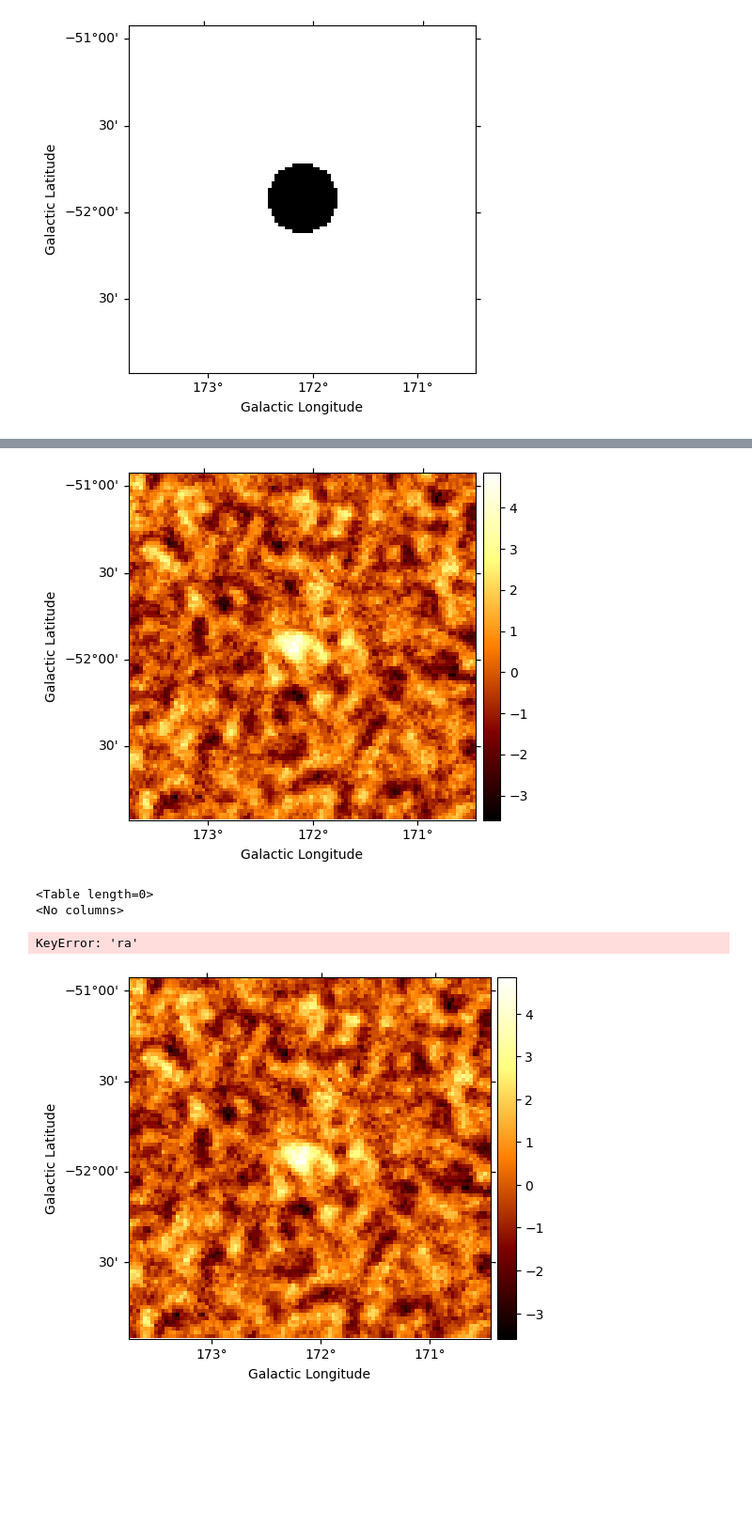
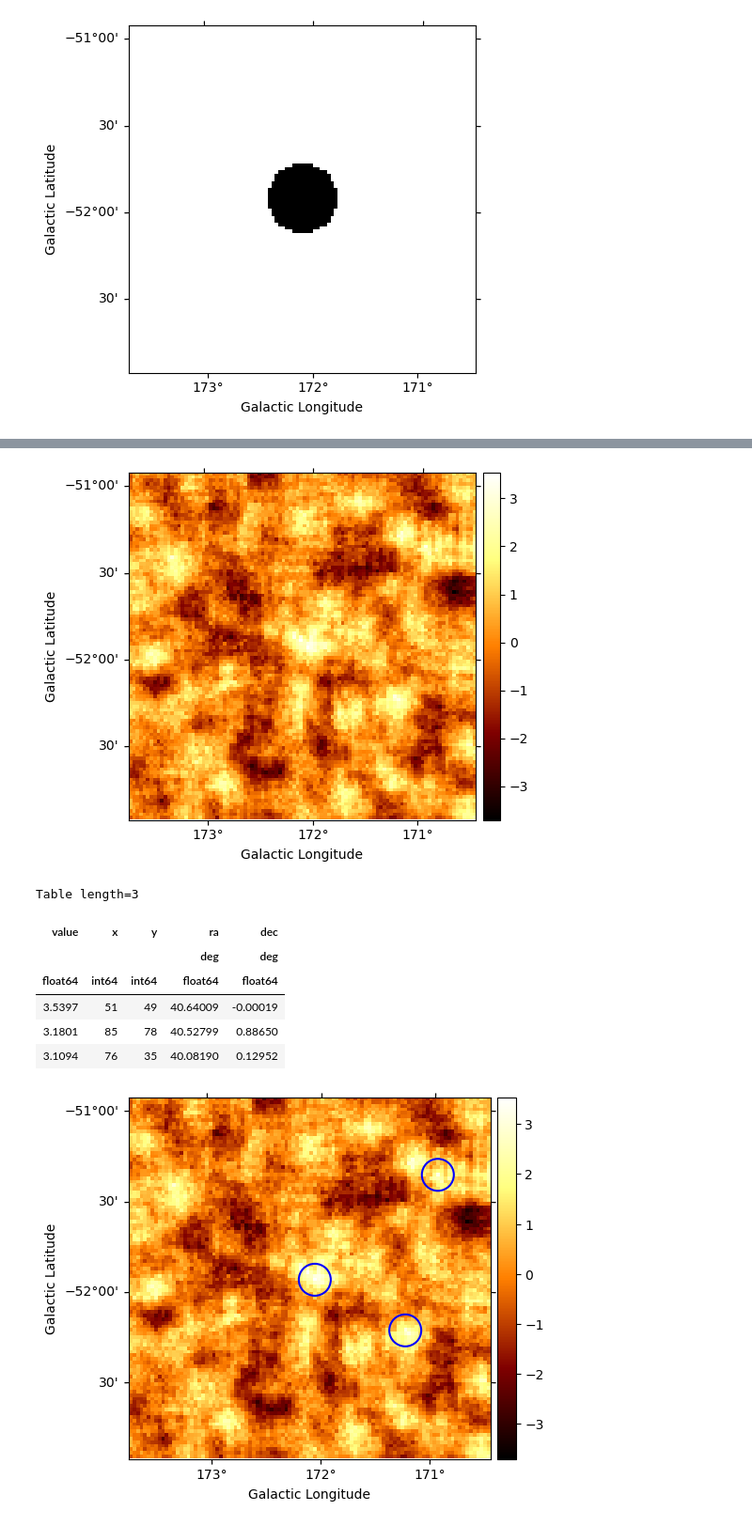
Before and after one commit to tcaba2/MASS_Thesis, a Jupyter notebook: simulations/Fermi/Experiment/Exp2.ipynb, the cells around one changed output, grey strips where cells are left out. Shown at 94% size. Drawn from its saved outputs; the diff is of its cells as text; code cells hidden in the pictures; blank space fills up the shorter version.

```diff
--- a/simulations/Fermi/Experiment/Exp2.ipynb
+++ b/simulations/Fermi/Experiment/Exp2.ipynb
@@ -285,6 +264,6 @@ plt.show()
 # %%
 excess_estimator_integrated = ExcessMapEstimator(
-    correlation_radius="0.05 deg", selection_optional="all", n_sigma=1,
+    correlation_radius="0.1 deg", selection_optional="all", n_sigma=1,
     n_sigma_ul=3,
     energy_edges=[0.1, 100] * u.TeV,
     correlate_off=True
@@ -294,26 +273,30 @@ excess_integrated = excess_estimator_integrated.run(stacked)
 excess_integrated["sqrt_ts"].plot(add_cbar=True)
 plt.show()
 # %% [output]
-[figure, old version]
+[figure, new version]
 # %%
 # set a threshold of detection at 4 sigma and a minimum distance amongst detected source of 0.2 deg:
-sources = find_peaks(excess_integrated["sqrt_ts"], threshold=5., min_distance="0.2 deg")
+sources = find_peaks(excess_integrated["sqrt_ts"], threshold=5, min_distance="0.2 deg")
 nsou = len(sources)
 display(sources)
 
 # Plot sources on top of significance sky image
 plt.figure(figsize=(9, 5))
 ax = excess_integrated["sqrt_ts"].plot(add_cbar=True)
 
 ax.scatter(
     sources["ra"], sources["dec"],
-    transform=ax.get_transform("icrs"),
+   transform=ax.get_transform("icrs"),
     color="None", edgecolor="b", marker="o",
     s=600, lw=1.5,
 )
 plt.show()
 # %% [output]
-<Table length=0>
-<No columns>
+Table length=3
-KeyError: 'ra'
+| value | x | y | ra | dec |
+|  |  |  | deg | deg |
+| float64 | int64 | int64 | float64 | float64 |
+| 3.5397 | 51 | 49 | 40.64009 | -0.00019 |
+| 3.1801 | 85 | 78 | 40.52799 | 0.88650 |
+| 3.1094 | 76 | 35 | 40.08190 | 0.12952 |
-[figure, old version]
+[figure, new version]
```
Also changed, not shown: parts of 13 cells of this notebook, 20 other files.
